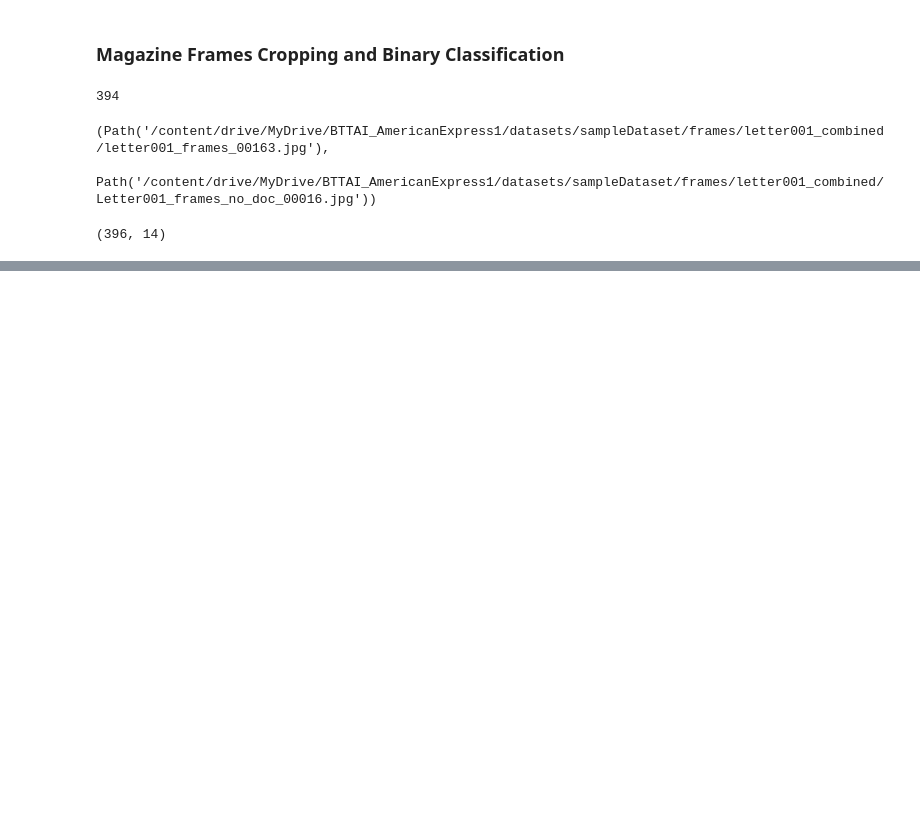
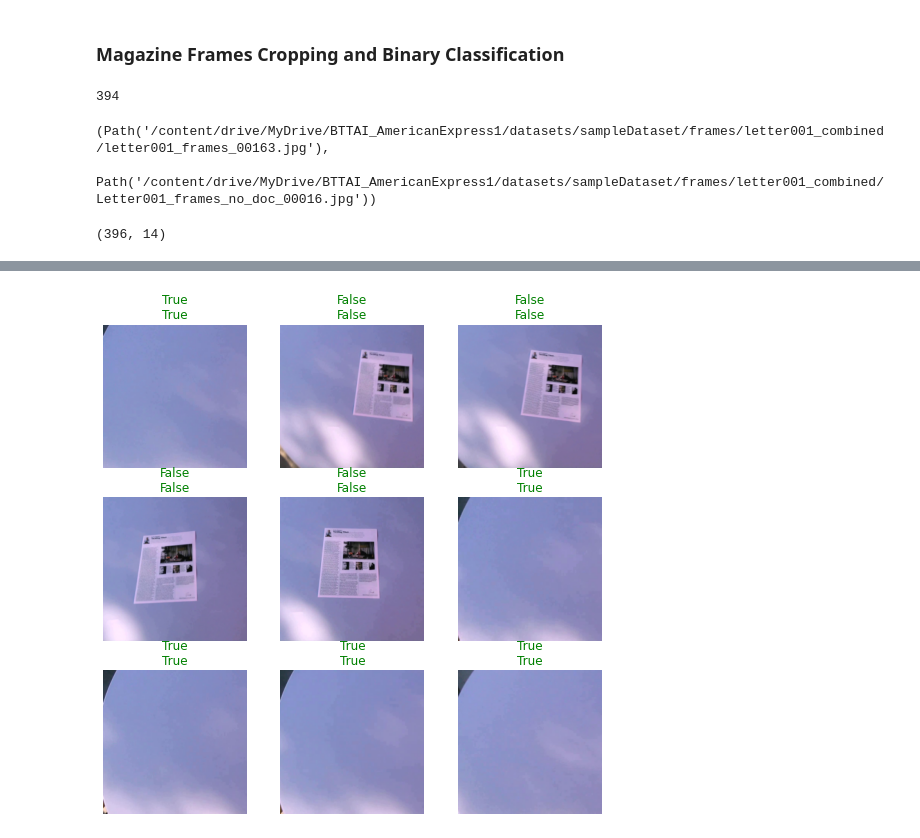
Before and after one commit to alixintong/btt-ai-know-your-customer, a Jupyter notebook: Letter_and_Magazine_Cropping_and_Binary_Classification.ipynb, the cells around one changed output, grey strips where cells are left out. Saved outputs shown, nothing was run; the diff lists cells and outputs as text; code cells hidden in the pictures; blank space fills up the shorter version.

```diff
--- a/Letter_and_Magazine_Cropping_and_Binary_Classification.ipynb
+++ b/Letter_and_Magazine_Cropping_and_Binary_Classification.ipynb
@@ -107,0 +123,4 @@ dls_mag.show_batch()
+# %%
+# Create Learner with pretrained ResNet34
+learn_mag = vision_learner(dls_mag, resnet34, metrics=error_rate)
+learn_mag.fine_tune(1)
@@ -107,0 +132,3 @@ dls_mag.show_batch()
+# %%
+learn_mag.show_results()
+# %% [output]
@@ -107,0 +136 @@ dls_mag.show_batch()
+[figure, added]
```
Also changed, not shown: parts of 6 cells of this notebook.
